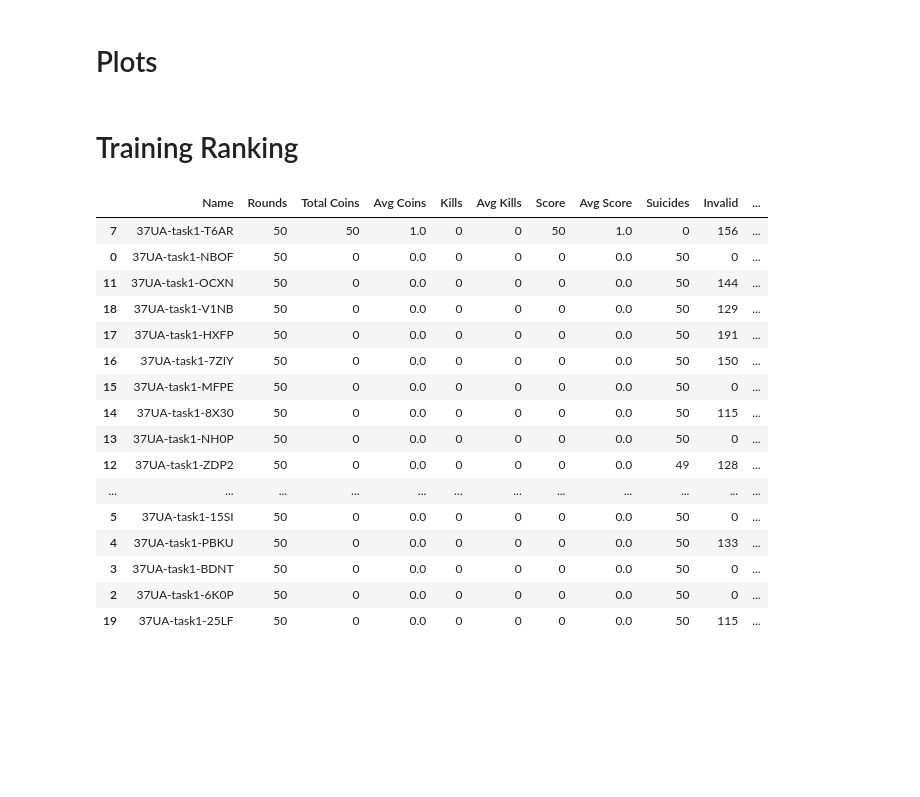
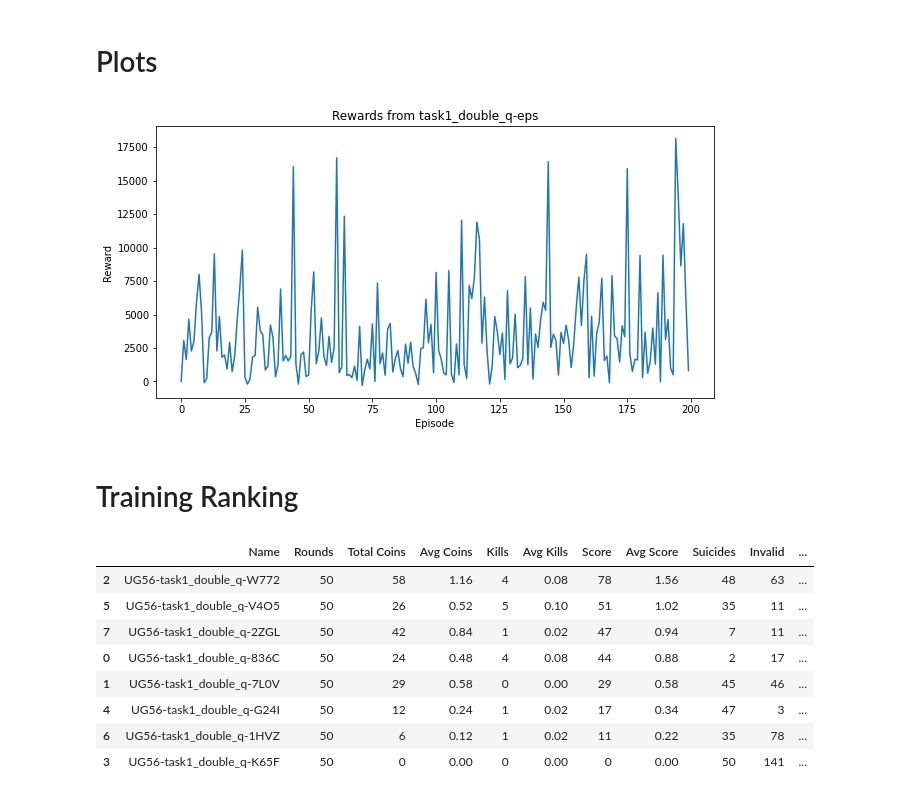
Before and after one commit to dennis-ge/fml-bomberman, a Jupyter notebook: plots.ipynb, the cells around one changed output. Saved outputs shown, nothing was run; the diff lists cells and outputs as text; code cells hidden in the pictures; blank space fills up the shorter version.

```diff
--- a/plots.ipynb
+++ b/plots.ipynb
@@ -52,6 +52,10 @@ def plot_all_weights():
     files = [f for f in listdir(path) if isfile(join(path, f))]
     for file in files:
         plot(file[:-3], PlotType.WEIGHTS)
+# %%
+plot("task1_double_q-eps", PlotType.REWARDS)
+# %% [output]
+[figure, added]
 # %%
 # plot_all_rewards()
 # plot_all_weights()
@@ -81,11 +85,11 @@ def get_stats_for_matches(match_ids: List[str]):
 
     return match_stats, match_stats_train
 
-def get_relevant_data_for_matches(runner_match_stats: dict) -> dict:
+def get_relevant_data_for_matches(runner_match_stats: dict, agent: str) -> dict:
     relevant_data = {}
     for match_id, match_stats in runner_match_stats.items():
         relevant_data[match_id] = {
-            "general": match_stats["by_agent"]["task1"],
+            "general": match_stats["by_agent"][agent],
             "rounds": [r for r in match_stats["by_round"].values()],
         }
 
@@ -135,35 +139,29 @@ def get_runner_stats(runner_rewards: dict, relevant_match_stats: dict):
 
     return df
 # %%
-runner_id = "37UA"
-n_rounds = 50
-n_rewards_iterations = 20
+runner_id = "1W82"
+n_rounds = 30
+n_rewards_iterations = 5
+agent= "task1_double_q"
 
-runner_rewards = get_rewards_for_runner(runner_id, n_rounds, n_rewards_iterations)
-runner_match_stats, runner_match_stats_train = get_stats_for_matches(list(runner_rewards.keys()))
+# runner_rewards = get_rewards_for_runner(runner_id, n_rounds, n_rewards_iterations)
+# runner_match_stats, runner_match_stats_train = get_stats_for_matches(list(runner_rewards.keys()))
+runner_match_stats, runner_match_stats_train = get_stats_for_matches(match_ids)
 
-relevant_match_stats = get_relevant_data_for_matches(runner_match_stats)
+relevant_match_stats = get_relevant_data_for_matches(runner_match_stats, agent)
 stats = get_runner_stats(runner_rewards, relevant_match_stats)
 stats_sorted = stats.sort_values(by='Avg Score', ascending=False)
 display(stats_sorted)
 # %% [output]
 |  | Name | Rounds | Total Coins | Avg Coins | Kills | Avg Kills | Score | Avg Score | Suicides | Invalid | ... |
-| 7 | 37UA-task1-T6AR | 50 | 50 | 1.0 | 0 | 0 | 50 | 1.0 | 0 | 156 | ... |
-| 0 | 37UA-task1-NBOF | 50 | 0 | 0.0 | 0 | 0 | 0 | 0.0 | 50 | 0 | ... |
-| 11 | 37UA-task1-OCXN | 50 | 0 | 0.0 | 0 | 0 | 0 | 0.0 | 50 | 144 | ... |
-| 18 | 37UA-task1-V1NB | 50 | 0 | 0.0 | 0 | 0 | 0 | 0.0 | 50 | 129 | ... |
-| 17 | 37UA-task1-HXFP | 50 | 0 | 0.0 | 0 | 0 | 0 | 0.0 | 50 | 191 | ... |
-| 16 | 37UA-task1-7ZIY | 50 | 0 | 0.0 | 0 | 0 | 0 | 0.0 | 50 | 150 | ... |
-| 15 | 37UA-task1-MFPE | 50 | 0 | 0.0 | 0 | 0 | 0 | 0.0 | 50 | 0 | ... |
-| 14 | 37UA-task1-8X30 | 50 | 0 | 0.0 | 0 | 0 | 0 | 0.0 | 50 | 115 | ... |
-| 13 | 37UA-task1-NH0P | 50 | 0 | 0.0 | 0 | 0 | 0 | 0.0 | 50 | 0 | ... |
-| 12 | 37UA-task1-ZDP2 | 50 | 0 | 0.0 | 0 | 0 | 0 | 0.0 | 49 | 128 | ... |
-| ... | ... | ... | ... | ... | ... | ... | ... | ... | ... | ... | ... |
-| 5 | 37UA-task1-15SI | 50 | 0 | 0.0 | 0 | 0 | 0 | 0.0 | 50 | 0 | ... |
-| 4 | 37UA-task1-PBKU | 50 | 0 | 0.0 | 0 | 0 | 0 | 0.0 | 50 | 133 | ... |
-| 3 | 37UA-task1-BDNT | 50 | 0 | 0.0 | 0 | 0 | 0 | 0.0 | 50 | 0 | ... |
-| 2 | 37UA-task1-6K0P | 50 | 0 | 0.0 | 0 | 0 | 0 | 0.0 | 50 | 0 | ... |
-| 19 | 37UA-task1-25LF | 50 | 0 | 0.0 | 0 | 0 | 0 | 0.0 | 50 | 115 | ... |
+| 2 | UG56-task1_double_q-W772 | 50 | 58 | 1.16 | 4 | 0.08 | 78 | 1.56 | 48 | 63 | ... |
+| 5 | UG56-task1_double_q-V4O5 | 50 | 26 | 0.52 | 5 | 0.10 | 51 | 1.02 | 35 | 11 | ... |
+| 7 | UG56-task1_double_q-2ZGL | 50 | 42 | 0.84 | 1 | 0.02 | 47 | 0.94 | 7 | 11 | ... |
+| 0 | UG56-task1_double_q-836C | 50 | 24 | 0.48 | 4 | 0.08 | 44 | 0.88 | 2 | 17 | ... |
+| 1 | UG56-task1_double_q-7L0V | 50 | 29 | 0.58 | 0 | 0.00 | 29 | 0.58 | 45 | 46 | ... |
+| 4 | UG56-task1_double_q-G24I | 50 | 12 | 0.24 | 1 | 0.02 | 17 | 0.34 | 47 | 3 | ... |
+| 6 | UG56-task1_double_q-1HVZ | 50 | 6 | 0.12 | 1 | 0.02 | 11 | 0.22 | 35 | 78 | ... |
+| 3 | UG56-task1_double_q-K65F | 50 | 0 | 0.00 | 0 | 0.00 | 0 | 0.00 | 50 | 141 | ... |
 # %%
 feature=[0.    , 1.  , 2.   , 3.   ,  4. , 5.  ,  6, 7.   , 8. , 9.  ,  10 , 11, 12. ]
 model = [490.14, 1.72,-39.64,132.28,60.13,57.54,3.9,107.94,0.04,58.32,-5.54]
```
Also changed, not shown: parts of 5 cells of this notebook, 19 other files.
